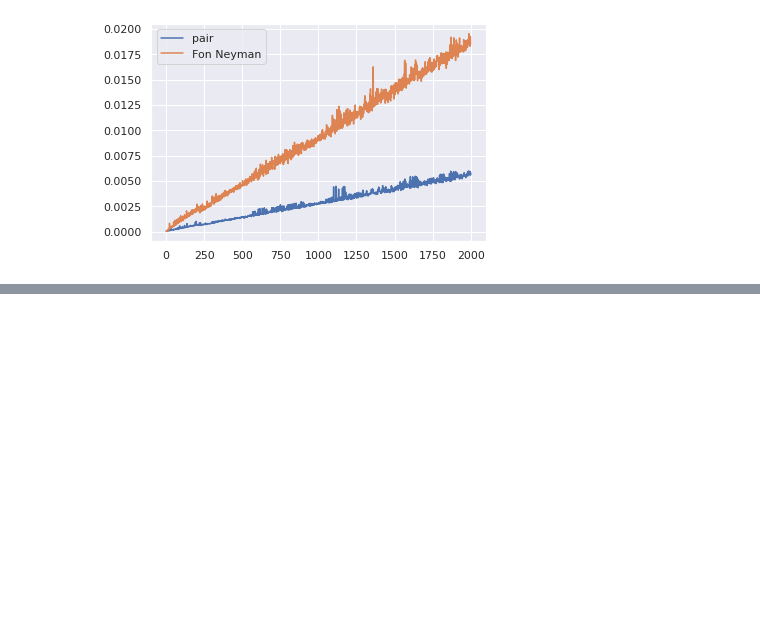
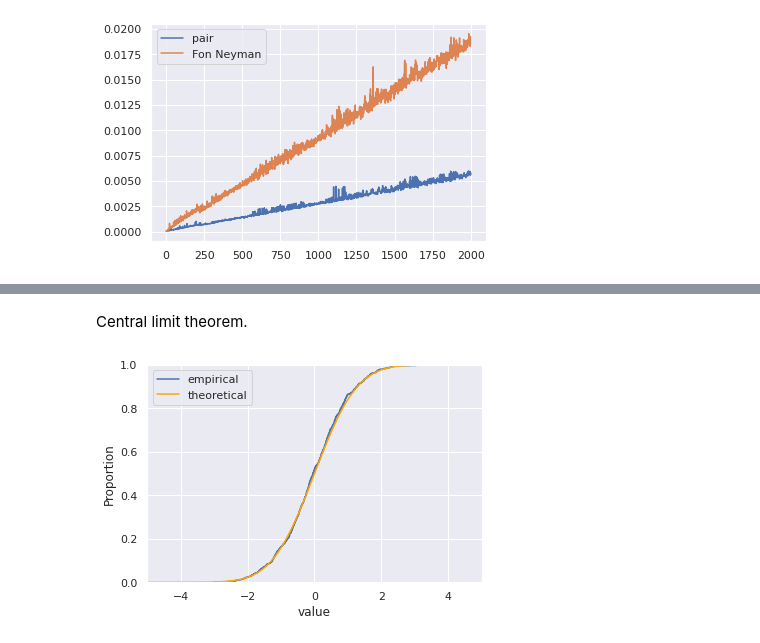
Before and after one commit to Evgurov/stochasic_prac, a Jupyter notebook: main.ipynb, the cells around one changed output, grey strips where cells are left out. Drawn from its saved outputs; the diff is of its cells as text; code cells hidden in the pictures; blank space fills up the shorter version.

```diff
--- a/main.ipynb
+++ b/main.ipynb
@@ -677,0 +702,21 @@ del N, pg, fng, times_pair, times_fon_neyman
+# %% [markdown]
+Central limit theorem.
+# %%
+N = 1000
+n = 1000
+ng = stand_norm_gen_cos()
+mu = 1
+sigma = 2
+X = np.zeros(N)
+for i in range(N):
+    sample = np.array([next(ng) for j in range(n)])
+    sample = sample * sigma + mu
+    X[i] = (sum(sample) - mu * n) / (sigma * np.sqrt(n))
+values = {"value" : X}
+graph = sns.ecdfplot(data = values, x = "value", label = "empirical")
+sns.lineplot(x = np.linspace(-5, 5, 1000), y = sp.stats.norm.cdf(np.linspace(-5, 5, 1000)), color = "orange", label = "theoretical", ax = graph)
+graph.set_xlim([-5, 5])
+
+del N, n, ng, mu, sigma, X, sample, values, graph, i
+# %% [output]
+[figure, added]
```
Also changed, not shown: parts of 20 cells of this notebook.
